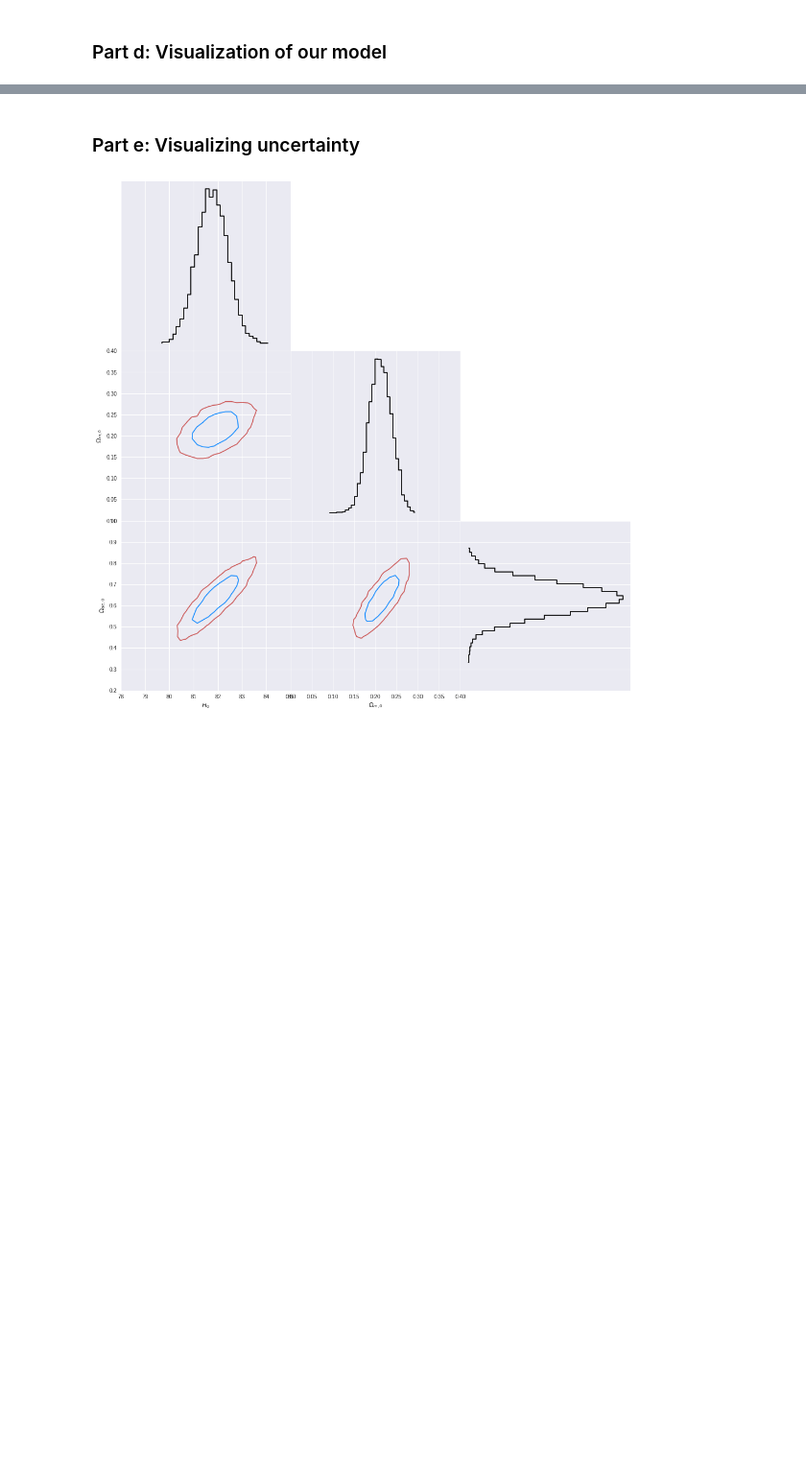
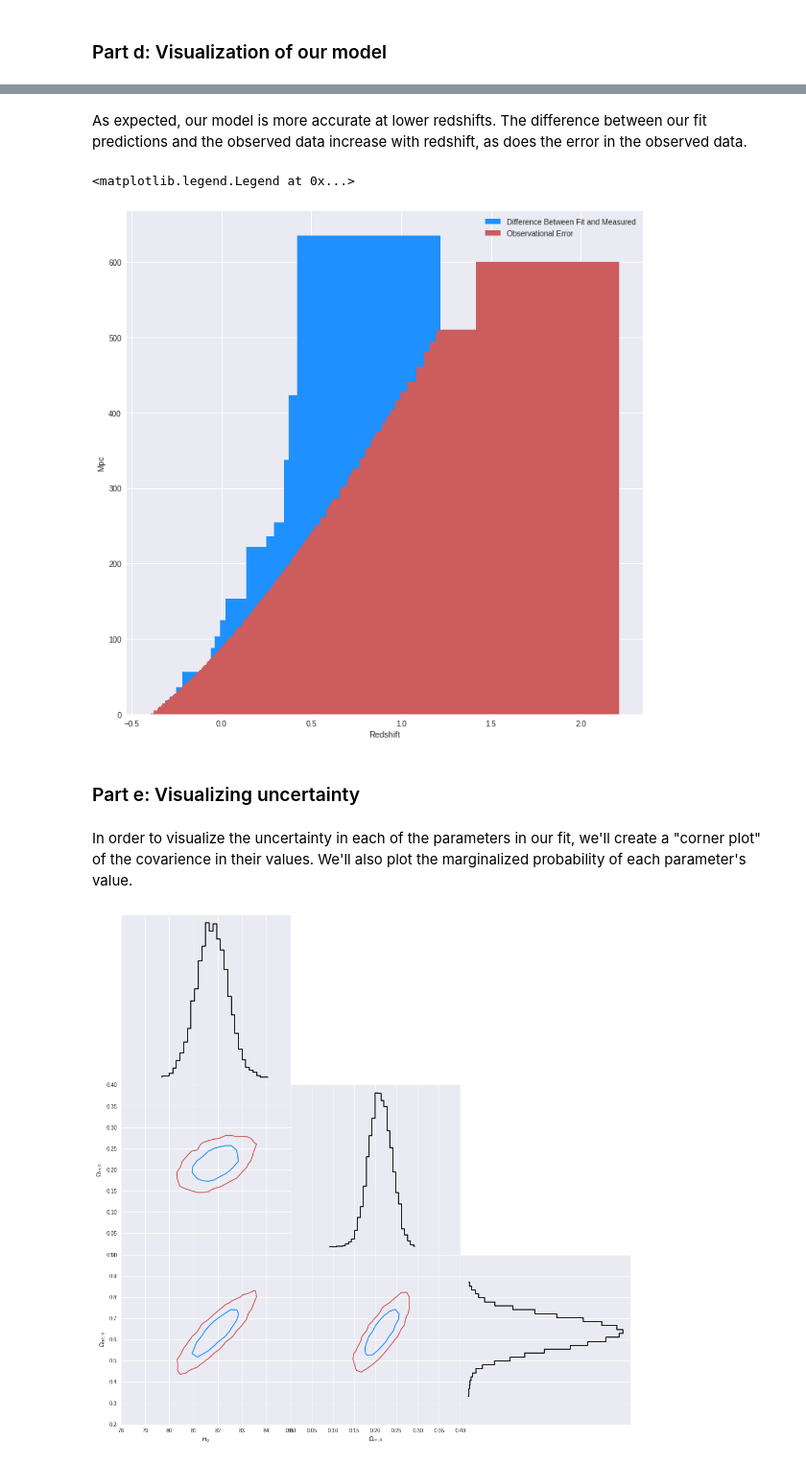
Before and after one commit to MCLindner/CosmoFit, a Jupyter notebook: CosmoFit.ipynb, the cells around one changed output, grey strips where cells are left out. Shown at 96% size. Drawn from its saved outputs; the diff is of its cells as text; code cells hidden in the pictures; blank space fills up the shorter version.

```diff
--- a/CosmoFit.ipynb
+++ b/CosmoFit.ipynb
@@ -146,5 +189,19 @@ ax.legend(loc='upper left');
+# %% [markdown]
+As expected, our model is more accurate at lower redshifts. The difference between our fit predictions and the observed data increase with redshift, as does the error in the observed data.
+# %%
+fig, ax = plt.subplots(figsize=(12,12))
+ax.bar(obs['Redshift'], obs['Fit_Diff'], color='dodgerblue', label='Difference Between Fit and Measured')
+ax.bar(obs['Redshift'], obs['Error'], color='indianred', label='Observational Error')
+ax.set_xlabel('Redshift')
+ax.set_ylabel('Mpc')
+ax.legend()
+# %% [output]
+<matplotlib.legend.Legend at 0x...>
+[figure, added]
 # %% [markdown]
 ### Part e: Visualizing uncertainty
+# %% [markdown]
+In order to visualize the uncertainty in each of the parameters in our fit, we'll create a "corner plot" of the covarience in their values. We'll also plot the marginalized probability of each parameter's value.
 # %%
 from astroML.plotting import hist, plot_mcmc
 
```
Also changed, not shown: parts of 20 cells of this notebook.
